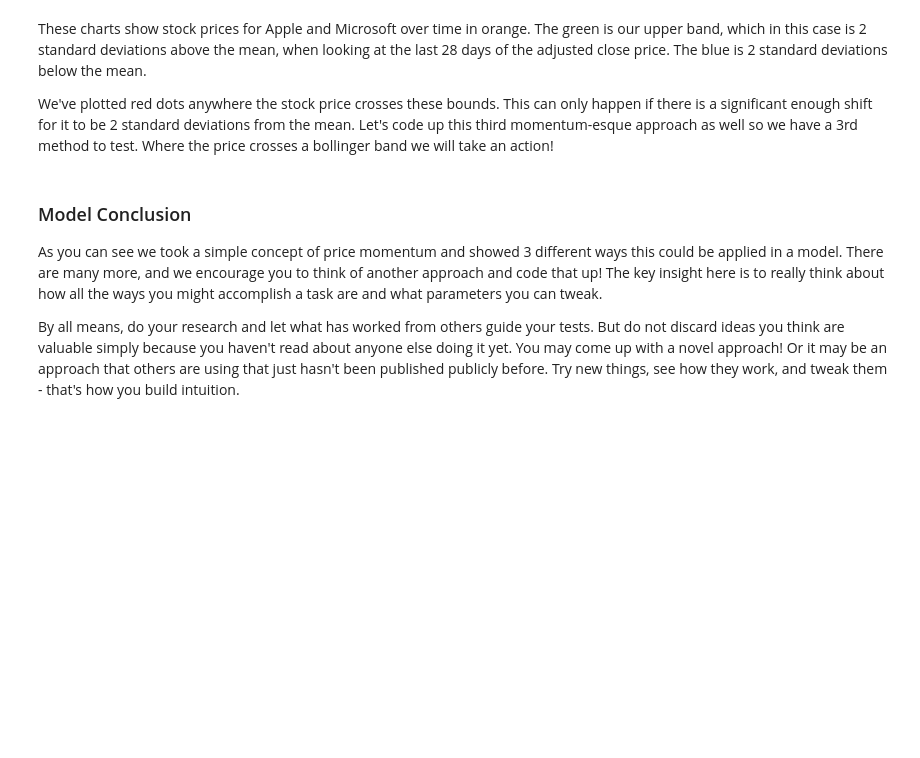
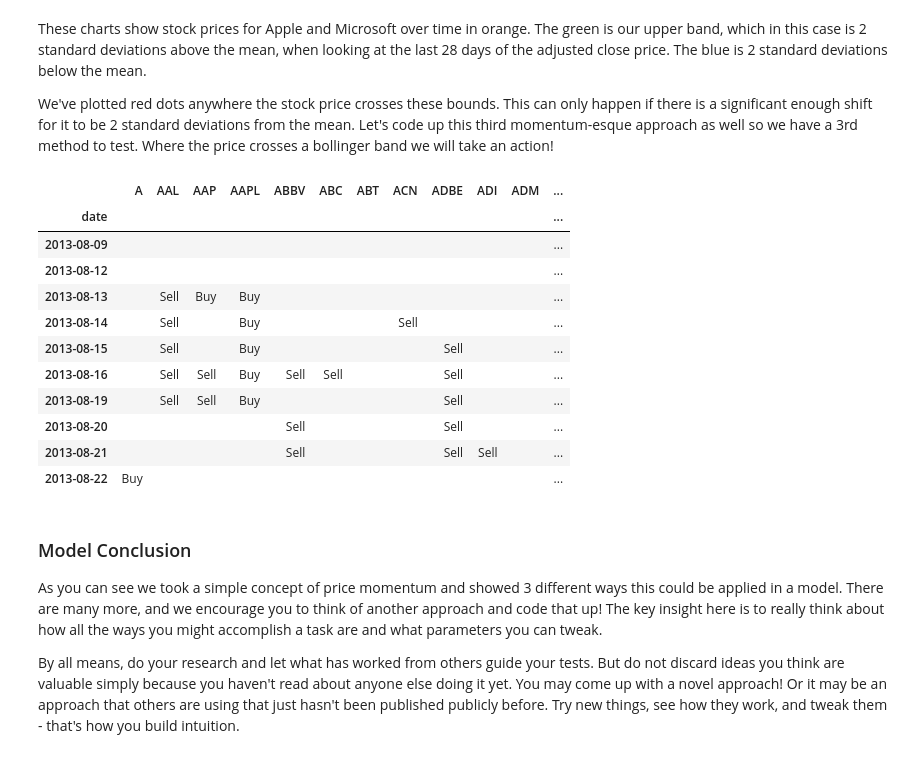
Before and after one commit to Isaac-Flath/trading, a Jupyter notebook: _sources/101_Momentum.ipynb, the cells around one changed output. Saved outputs shown, nothing was run; the diff lists cells and outputs as text; code cells hidden in the pictures; blank space fills up the shorter version.

```diff
--- a/_sources/101_Momentum.ipynb
+++ b/_sources/101_Momentum.ipynb
@@ -297,7 +292,20 @@ def get_bollinger_actions(df,window_sz=28,band_sz=2):
     return bollinger_actions[window_sz:]
 # %%
 actions = get_bollinger_actions(df,window_sz=28,band_sz=2)
-actions.head(10).iloc[:,:20]
+actions.head(10).iloc[:,:5]
+# %% [output]
+|  | A | AAL | AAP | AAPL | ABBV | ABC | ABT | ACN | ADBE | ADI | ADM | ... |
+| date |  |  |  |  |  |  |  |  |  |  |  | ... |
+| 2013-08-09 |  |  |  |  |  |  |  |  |  |  |  | ... |
+| 2013-08-12 |  |  |  |  |  |  |  |  |  |  |  | ... |
+| 2013-08-13 |  | Sell | Buy | Buy |  |  |  |  |  |  |  | ... |
+| 2013-08-14 |  | Sell |  | Buy |  |  |  | Sell |  |  |  | ... |
+| 2013-08-15 |  | Sell |  | Buy |  |  |  |  | Sell |  |  | ... |
+| 2013-08-16 |  | Sell | Sell | Buy | Sell | Sell |  |  | Sell |  |  | ... |
+| 2013-08-19 |  | Sell | Sell | Buy |  |  |  |  | Sell |  |  | ... |
+| 2013-08-20 |  |  |  |  | Sell |  |  |  | Sell |  |  | ... |
+| 2013-08-21 |  |  |  |  | Sell |  |  |  | Sell | Sell |  | ... |
+| 2013-08-22 | Buy |  |  |  |  |  |  |  |  |  |  | ... |
 # %% [markdown]
 ### Model Conclusion
 
```
Also changed, not shown: parts of 4 cells of this notebook, 2 other files.
